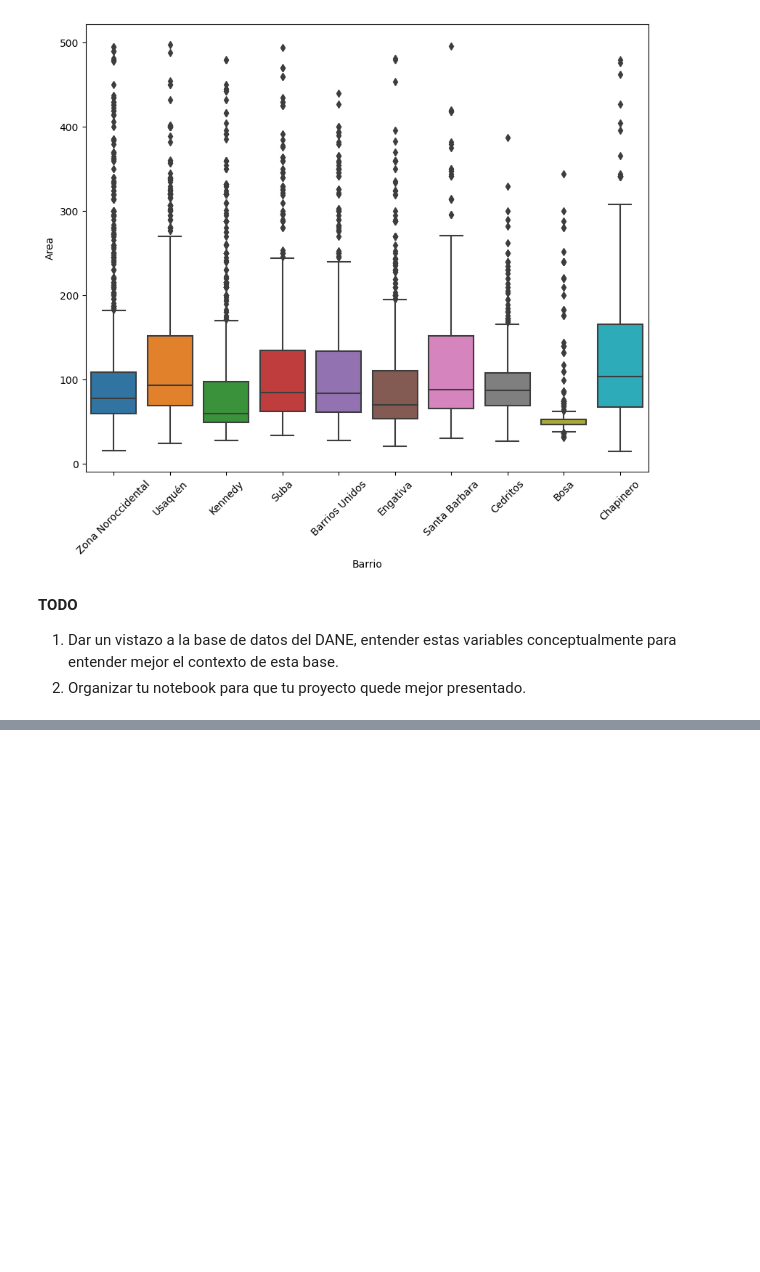
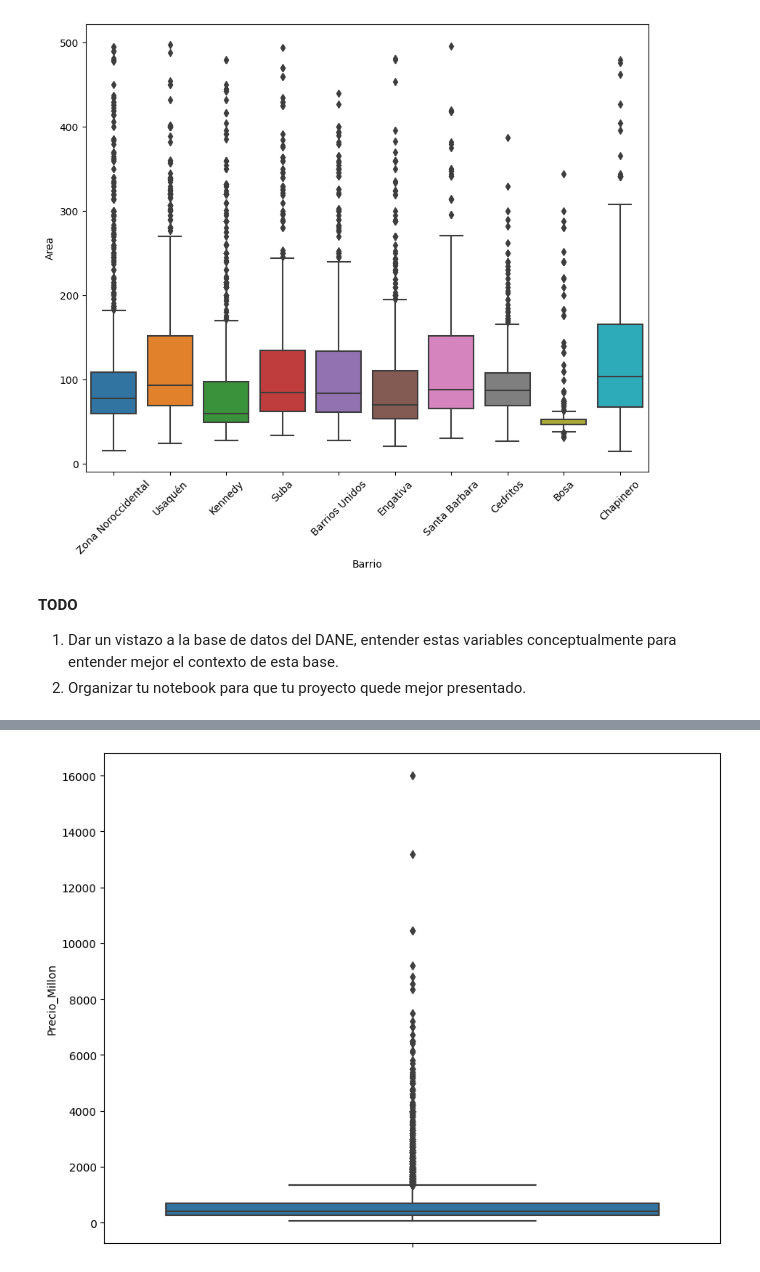
Before and after one commit to Deivid-Ruales/Data_sciense, a Jupyter notebook: Inmersión_Datos_Aula_1.ipynb, the cells around one changed output, grey strips where cells are left out. Cells and saved outputs as stored; diff of their text form; code cells hidden in the pictures; blank space fills up the shorter version.

```diff
--- a/Inmersión_Datos_Aula_1.ipynb
+++ b/Inmersión_Datos_Aula_1.ipynb
@@ -668,0 +784,3 @@ plt.show()
+# %%
+datos = datos_dane[['NOMBRE_ESTRATO','CONJUNTO_CERRADO','INSEGURIDAD','TERMINALES_BUS','BARES_DISCO','RUIDO','OSCURO_PELIGROSO','SALARIO_MES','TIENE_ESCRITURA','PERDIDA_TRABAJO_C19','PERDIDA_INGRESOS_C19','PLANES_ADQUIRIR_VIVIENDA']].replace(2,0)
+datos
@@ -668,0 +801,3 @@ plt.show()
+# %%
+datos_tratados = datos.groupby('NOMBRE_ESTRATO')[['CONJUNTO_CERRADO','INSEGURIDAD','TERMINALES_BUS','BARES_DISCO','RUIDO','OSCURO_PELIGROSO','SALARIO_MES','TIENE_ESCRITURA','PERDIDA_TRABAJO_C19','PERDIDA_INGRESOS_C19','PLANES_ADQUIRIR_VIVIENDA']].mean()
+datos_tratados
@@ -668,0 +836,3 @@ plt.show()
+# %%
+datos_ml = pd.merge(inmuebles,datos_tratados, left_on='UPZ', right_on = 'NOMBRE_ESTRATO', how = 'left')
+datos_ml.info()
@@ -668,0 +857,7 @@ plt.show()
+# %%
+#cargamos el csv con los datos de las upz
+upz = pd.read_csv('/content/drive/MyDrive/Inmersión_datos_alura/cod_upz.csv')
+
+#mezclamos la dataset anterior con la nueva de upz
+datos_ml = pd.merge(datos_ml,upz,left_on='UPZ', right_on='NOMBRE_ESTRATO', how = 'inner')
+datos_ml.head()
@@ -668,0 +896,7 @@ plt.show()
+# %%
+#creamos el grafico para mostrar los datos por precios
+plt.figure(figsize=(10,8))
+sns.boxplot(data=datos_ml, y = 'Precio_Millon')
+plt.show()
+# %% [output]
+[figure, added]
```
Also changed, not shown: parts of 39 cells of this notebook.
